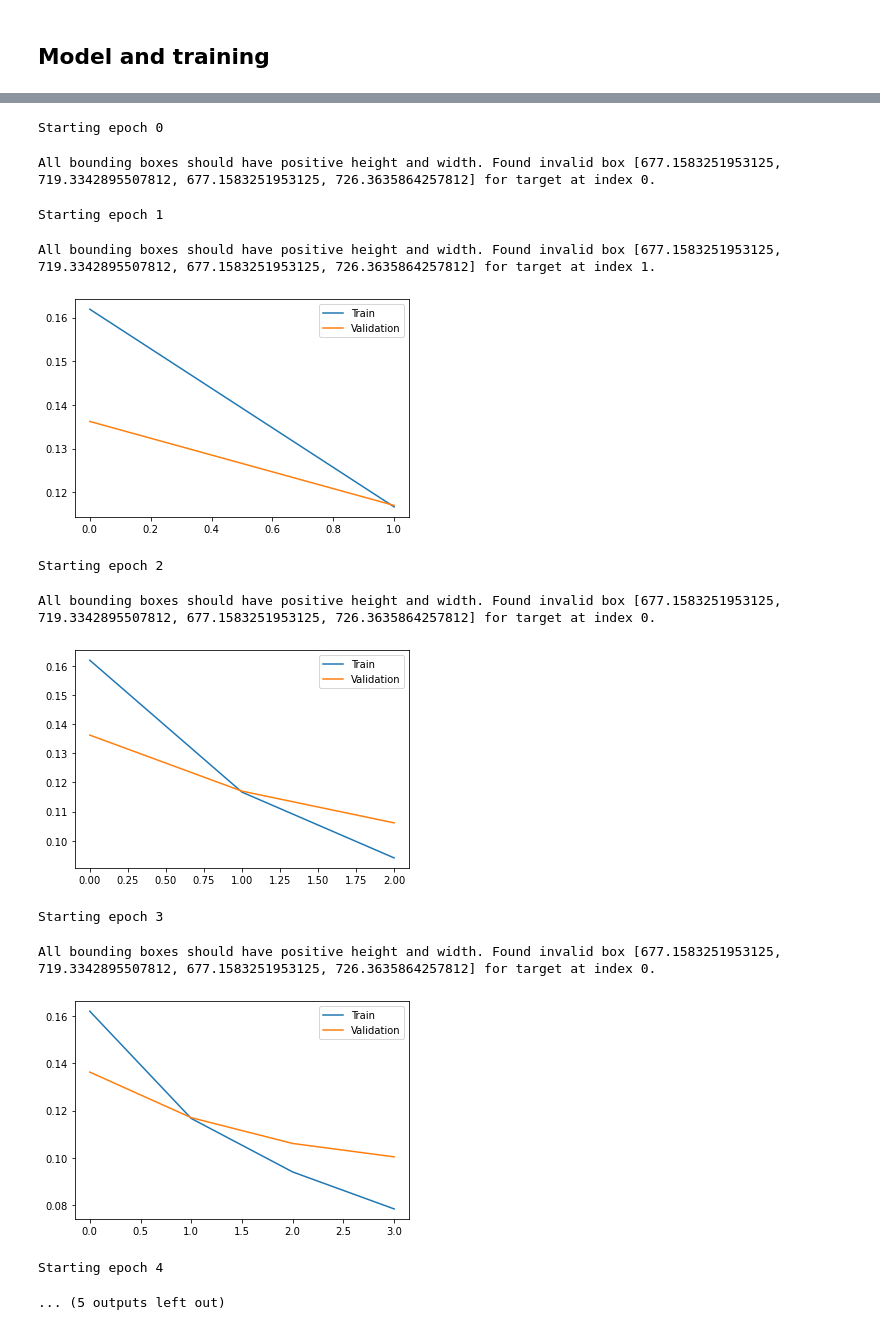
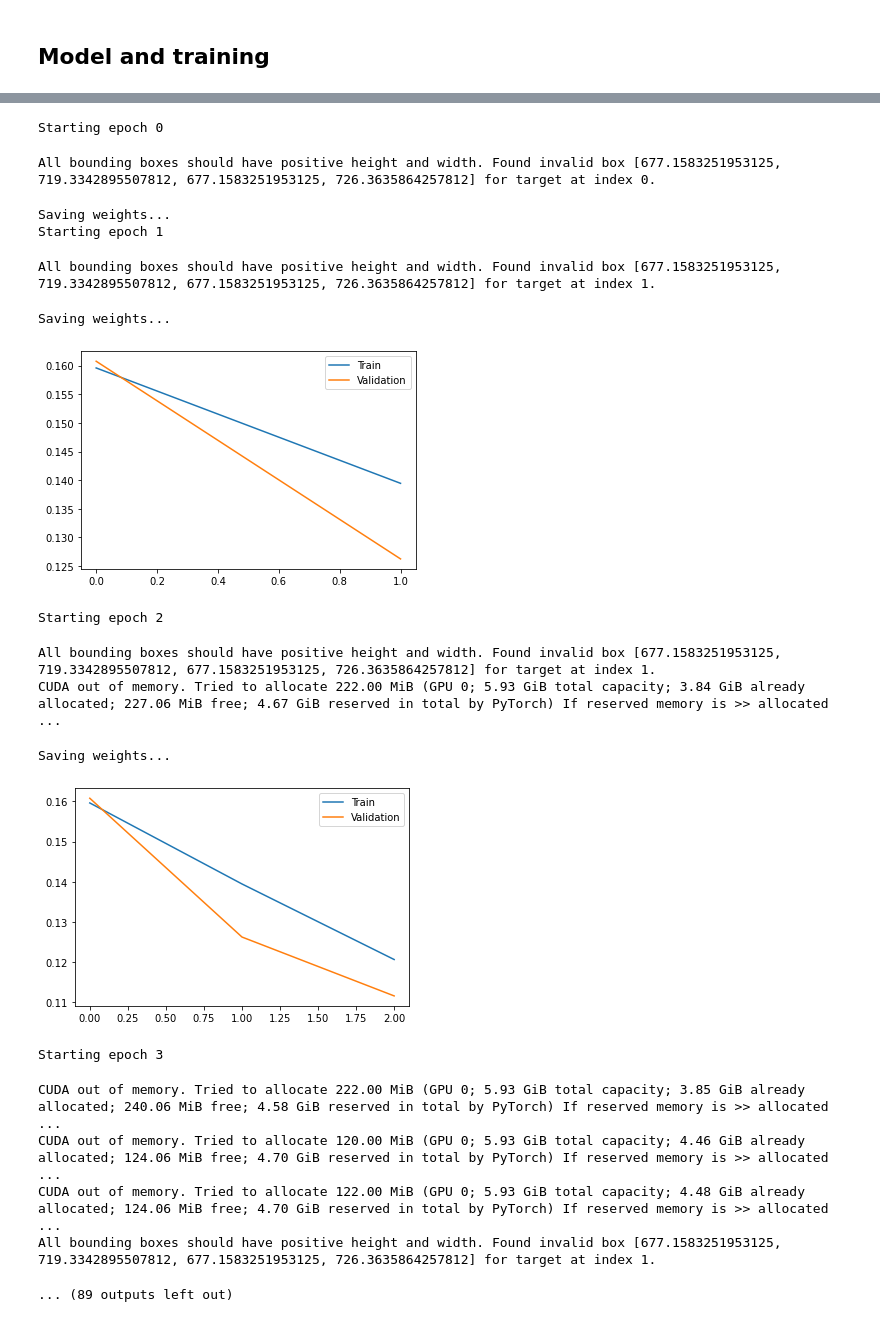
Before and after one commit to CostiaB/Birds_Detection, a Jupyter notebook: birds_project.ipynb, the cells around one changed output, grey strips where cells are left out. Saved outputs shown, nothing was run; the diff lists cells and outputs as text; code cells hidden in the pictures.

Commit message:
Trained model

```diff
--- a/birds_project.ipynb
+++ b/birds_project.ipynb
@@ -51,8 +51,8 @@ def count_classes(path_annotations):
         target_list += target['labels']
     return Counter(target_list)
 # %%
-path_annotations = "/content/drive/MyDrive/birds/annotations/"
-images_dir = "/content/drive/MyDrive/birds/"
+path_annotations = "/home/costia/birds/annotations/"
+images_dir = "/home/costia/birds/"
 # %%
 #class distribution
 
@@ -235,10 +238,11 @@ model = model.to(device)
 # %%
-number_epochs = 6   #TODO: Choose
+number_epochs = 30   #TODO: Choose
 params = [p for p in model.parameters() if p.requires_grad]
 optimizer = torch.optim.SGD(params, lr=0.01, momentum=0.9)#TODO: Choose, momentum=#TODO: Choose)
 
 train_loss = []
 val_loss = []
+best_loss = 10000
 
 for epoch in range(number_epochs):
     print(f"Starting epoch {epoch}")
@@ -272,40 +276,50 @@ for epoch in range(number_epochs):
         train_loss[epoch] += losses.cpu().data
     train_loss[epoch] /= len(train_dataset)
 
     if epoch > 0:
         train_plt, = plt.plot(train_loss, label = 'Train')
 
   #TODO: compute the loss on the validation set and fill val_loss[epoch]
   #model.eval()
     val_loss.append(0)
     with torch.no_grad():
         for images, labels in tqdm(val_batch_gen):
             images = list(image.to(device) for image in images)
             labels = [{k: v.to(device) for k, v in t.items()} for t in labels]
 
             loss_dict = model(images, labels)
       #print(type(loss_dict), len(loss_dict), loss_dict)
             losses = sum(loss for loss in loss_dict.values())
             val_loss[epoch] += losses.cpu().data
         val_loss[epoch] /= len(val_dataset)
+    if val_loss[-1] < best_loss:
+        print('Saving weights...')
+        best_loss = val_loss[-1]
+        torch.save(model.state_dict(), '/home/costia/birds/best_model.pt')
 
 
     if epoch > 0:
         val_plt, = plt.plot(val_loss, label = 'Validation')
         plt.legend(handles=[train_plt, val_plt])
         plt.show()
+    torch.cuda.empty_cache()
 # %% [output]
 Starting epoch 0
 All bounding boxes should have positive height and width. Found invalid box [677.1583251953125, 719.3342895507812, 677.1583251953125, 726.3635864257812] for target at index 0.
+Saving weights...
 Starting epoch 1
 All bounding boxes should have positive height and width. Found invalid box [677.1583251953125, 719.3342895507812, 677.1583251953125, 726.3635864257812] for target at index 1.
+Saving weights...
-[figure, old version]
+[figure, new version]
-Starting epoch 2
-All bounding boxes should have positive height and width. Found invalid box [677.1583251953125, 719.3342895507812, 677.1583251953125, 726.3635864257812] for target at index 0.
+Starting epoch 2
-[figure, old version]
-Starting epoch 3
+All bounding boxes should have positive height and width. Found invalid box [677.1583251953125, 719.3342895507812, 677.1583251953125, 726.3635864257812] for target at index 1.
+CUDA out of memory. Tried to allocate 222.00 MiB (GPU 0; 5.93 GiB total capacity; 3.84 GiB already allocated; 227.06 MiB free; 4.67 GiB reserved in total by PyTorch) If reserved memory is >> allocated ...
-All bounding boxes should have positive height and width. Found invalid box [677.1583251953125, 719.3342895507812, 677.1583251953125, 726.3635864257812] for target at index 0.
+Saving weights...
-[figure, removed]
+[figure, new version]
-Starting epoch 4
+Starting epoch 3
-... (5 outputs left out)
+CUDA out of memory. Tried to allocate 222.00 MiB (GPU 0; 5.93 GiB total capacity; 3.85 GiB already allocated; 240.06 MiB free; 4.58 GiB reserved in total by PyTorch) If reserved memory is >> allocated ...
+CUDA out of memory. Tried to allocate 120.00 MiB (GPU 0; 5.93 GiB total capacity; 4.46 GiB already allocated; 124.06 MiB free; 4.70 GiB reserved in total by PyTorch) If reserved memory is >> allocated ...
+CUDA out of memory. Tried to allocate 122.00 MiB (GPU 0; 5.93 GiB total capacity; 4.48 GiB already allocated; 124.06 MiB free; 4.70 GiB reserved in total by PyTorch) If reserved memory is >> allocated ...
+All bounding boxes should have positive height and width. Found invalid box [677.1583251953125, 719.3342895507812, 677.1583251953125, 726.3635864257812] for target at index 1.
+... (89 outputs left out)
 # %%
```
Also changed, not shown: parts of 7 cells of this notebook.
